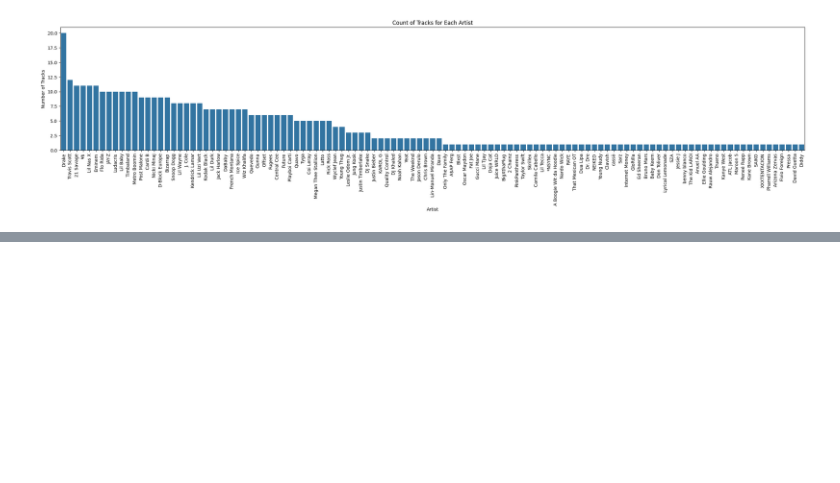
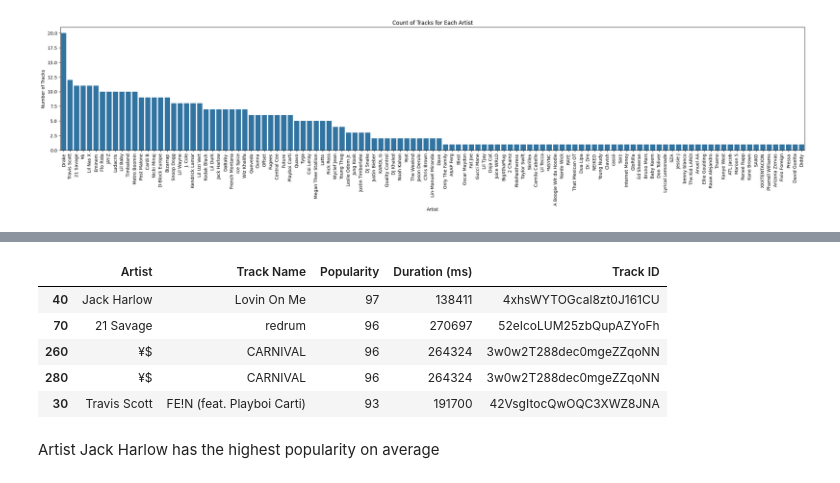
Before and after one commit to AjayKumar095/Data-Science-Masters, a Jupyter notebook: EDA_On_Amazon_Sales_Data_and_Spotify_Data/EDA_Amazon_Sales_Data.ipynb, the cells around one changed output, grey strips where cells are left out. Drawn from its saved outputs; the diff is of its cells as text; code cells hidden in the pictures; blank space fills up the shorter version.

```diff
--- a/EDA_On_Amazon_Sales_Data_and_Spotify_Data/EDA_Amazon_Sales_Data.ipynb
+++ b/EDA_On_Amazon_Sales_Data_and_Spotify_Data/EDA_Amazon_Sales_Data.ipynb
@@ -165,0 +185,14 @@ plt.show()
+# %%
+## Among the top 5 most popular artists, which artist has the highest popularity on average?
+
+Top_5_artists=df.nlargest(5, "Popularity")
+Top_5_artists
+# %% [output]
+|  | Artist | Track Name | Popularity | Duration (ms) | Track ID |
+| 40 | Jack Harlow | Lovin On Me | 97 | 138411 | 4xhsWYTOGcal8zt0J161CU |
+| 70 | 21 Savage | redrum | 96 | 270697 | 52eIcoLUM25zbQupAZYoFh |
+| 260 | ¥$ | CARNIVAL | 96 | 264324 | 3w0w2T288dec0mgeZZqoNN |
+| 280 | ¥$ | CARNIVAL | 96 | 264324 | 3w0w2T288dec0mgeZZqoNN |
+| 30 | Travis Scott | FE!N (feat. Playboi Carti) | 93 | 191700 | 42VsgItocQwOQC3XWZ8JNA |
+# %% [markdown]
+Artist Jack Harlow has the highest popularity on average
```
Also changed, not shown: parts of 7 cells of this notebook.
